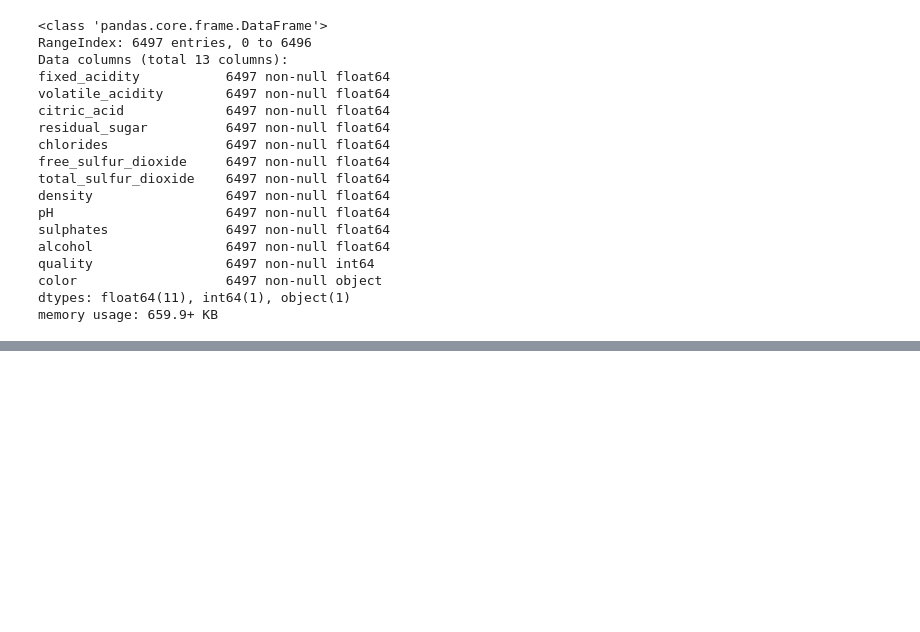
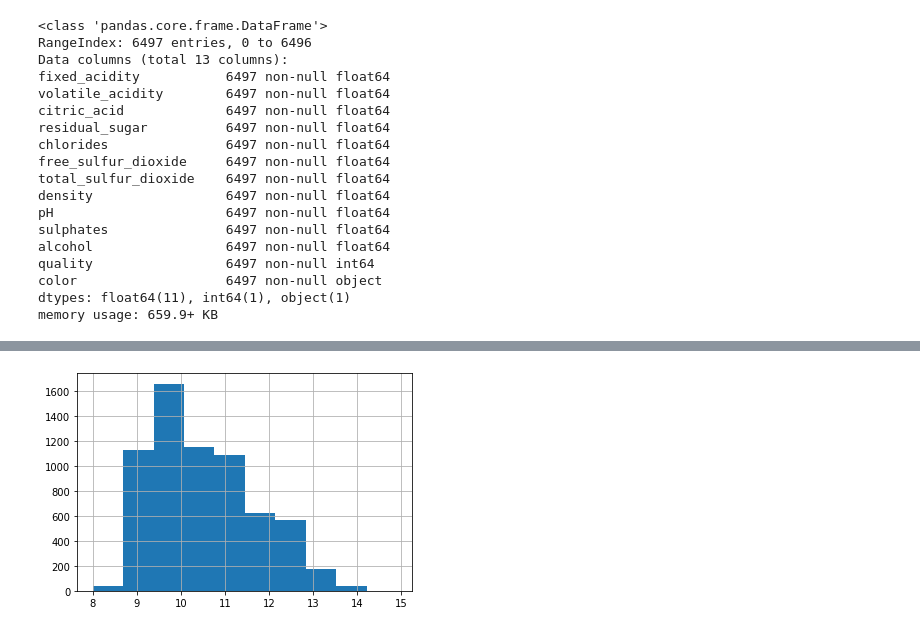
Before and after one commit to N431M/wine, a Jupyter notebook: gathering, assessing and appending data.ipynb, the cells around one changed output, grey strips where cells are left out. Saved outputs shown, nothing was run; the diff lists cells and outputs as text; code cells hidden in the pictures; blank space fills up the shorter version.

```diff
--- a/gathering, assessing and appending data.ipynb
+++ b/gathering, assessing and appending data.ipynb
@@ -103,0 +116,5 @@ memory usage: 659.9+ KB
+# %%
+#using hist for particular feature
+wine_df.alcohol.hist();
+# %% [output]
+[figure, added]
```
Also changed, not shown: parts of 4 cells of this notebook.
